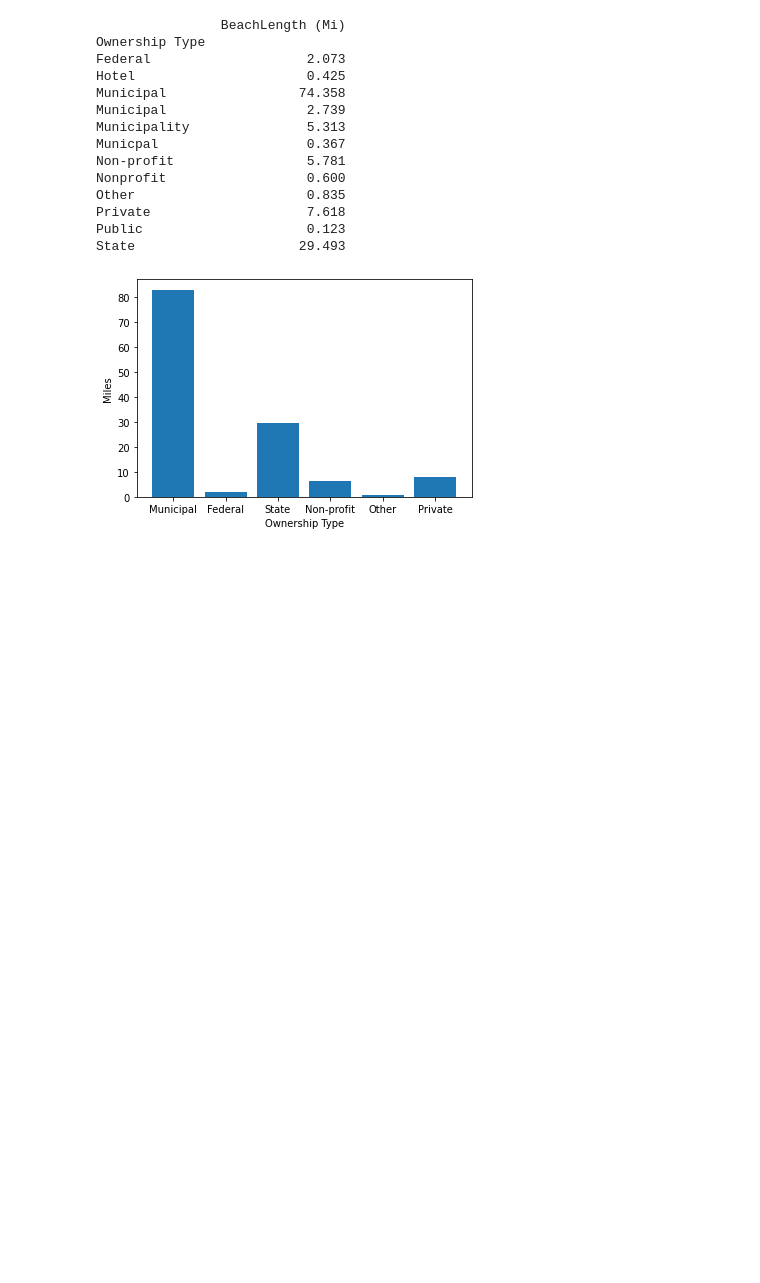
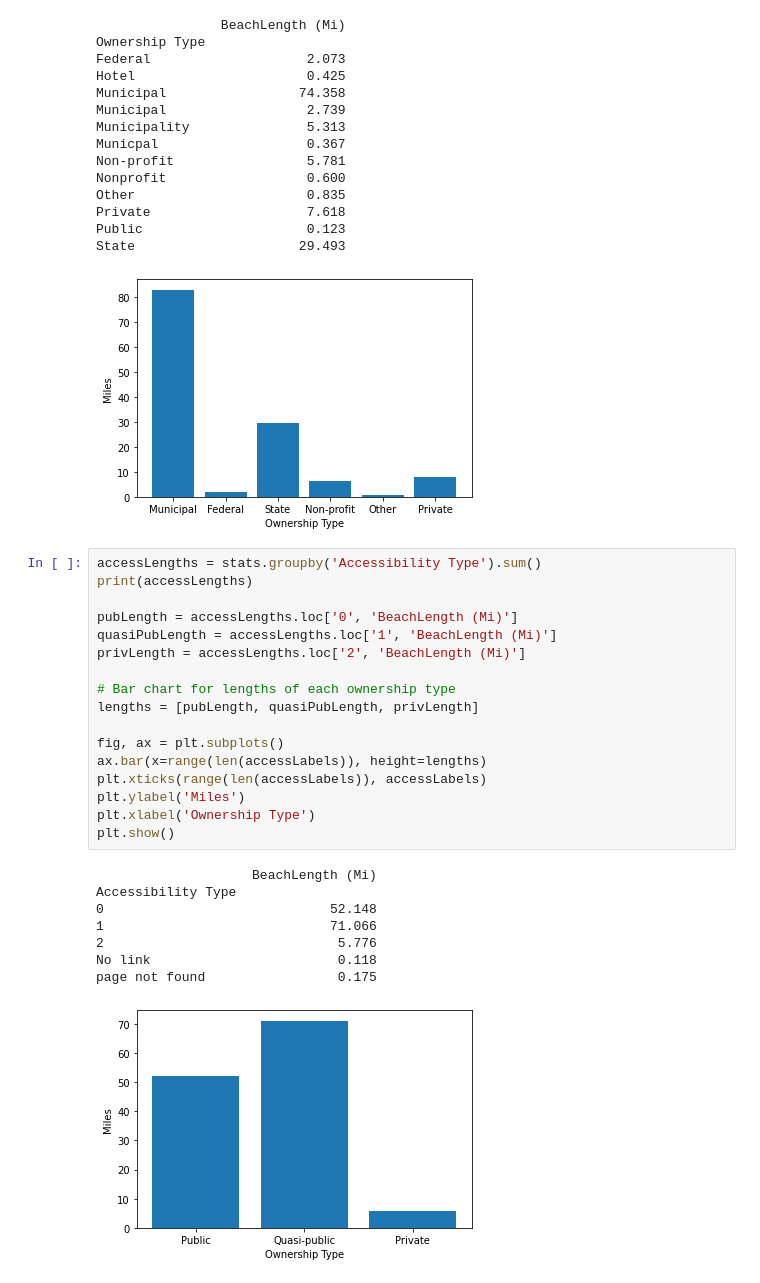
Before and after one commit to bkota0404/WGBH_Team1, a Jupyter notebook: Deliverable3/Ownership Charts.ipynb, the cells around one changed output. Drawn from its saved outputs; the diff is of its cells as text; blank space fills up the shorter version.

```diff
--- a/Deliverable3/Ownership Charts.ipynb
+++ b/Deliverable3/Ownership Charts.ipynb
@@ -109,3 +133,29 @@ Private                    7.618
 Public                     0.123
 State                     29.493
 [figure]
+# %%
+accessLengths = stats.groupby('Accessibility Type').sum()
+print(accessLengths)
+
+pubLength = accessLengths.loc['0', 'BeachLength (Mi)']
+quasiPubLength = accessLengths.loc['1', 'BeachLength (Mi)']
+privLength = accessLengths.loc['2', 'BeachLength (Mi)']
+
+# Bar chart for lengths of each ownership type
+lengths = [pubLength, quasiPubLength, privLength]
+
+fig, ax = plt.subplots()
+ax.bar(x=range(len(accessLabels)), height=lengths)
+plt.xticks(range(len(accessLabels)), accessLabels)
+plt.ylabel('Miles')
+plt.xlabel('Ownership Type')
+plt.show()
+# %% [output]
+                    BeachLength (Mi)
+Accessibility Type
+0                             52.148
+1                             71.066
+2                              5.776
+No link                        0.118
+page not found                 0.175
+[figure, added]
```
Also changed, not shown: parts of 2 cells of this notebook, 1 other file.
